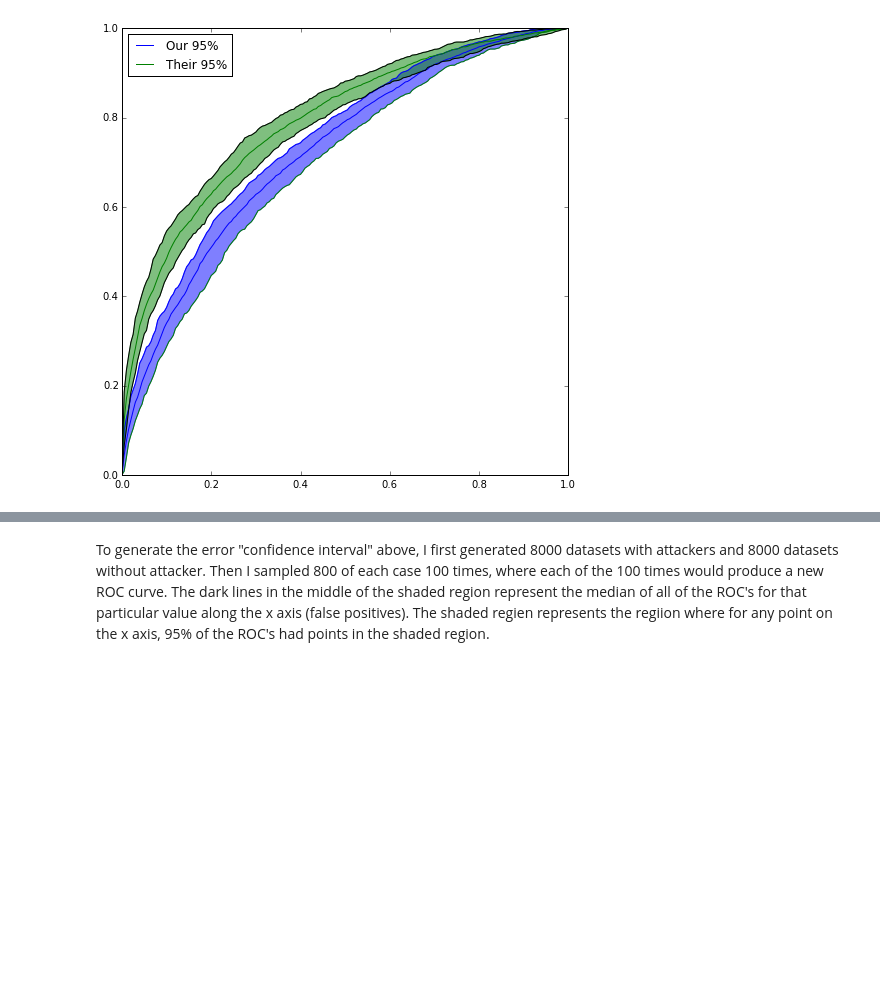
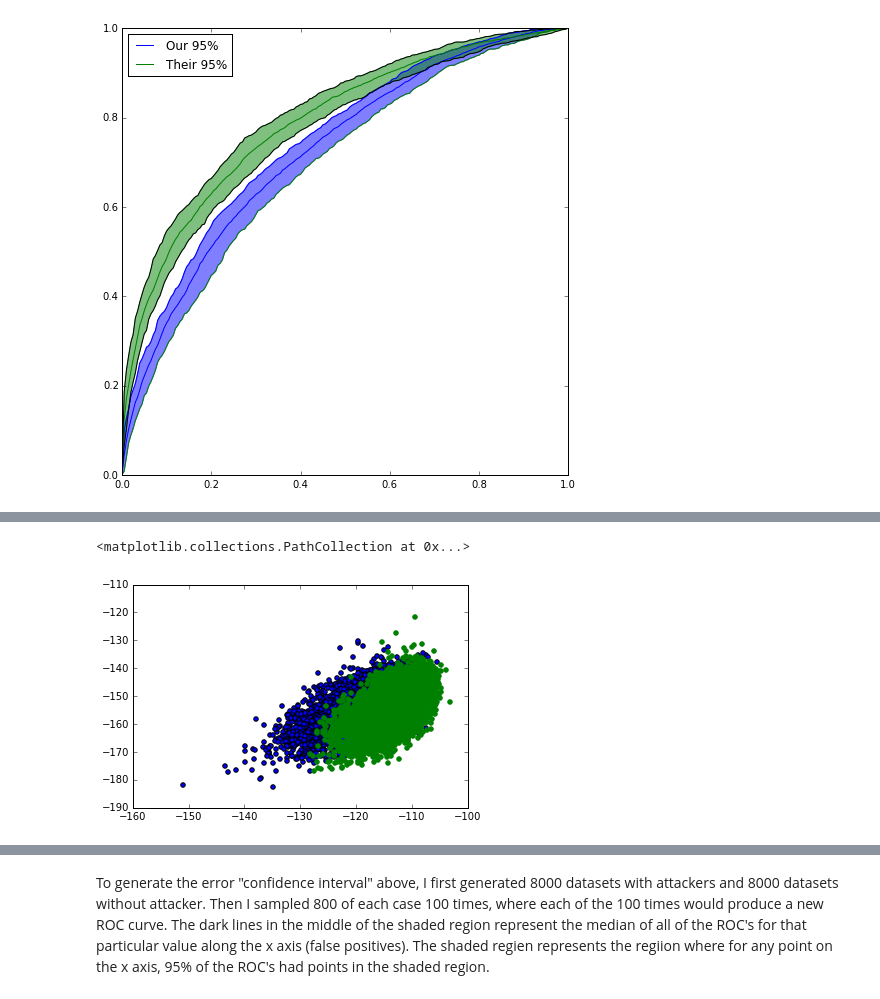
Before and after one commit to j-grana6/SFT-Nets, a Jupyter notebook: python/roc_4_8_14_2.ipynb, the cells around one changed output, grey strips where cells are left out. Saved outputs shown, nothing was run; the diff lists cells and outputs as text; code cells hidden in the pictures; blank space fills up the shorter version.

```diff
--- a/python/roc_4_8_14_2.ipynb
+++ b/python/roc_4_8_14_2.ipynb
@@ -480,0 +504,6 @@ plt.fill_between(np.arange(0,1,.005), upper, lower, alpha=.5, color='green')
+# %%
+plt.scatter(pos_5[:,1], pos_5[:,0])
+plt.scatter(neg_5[:,1], neg_5[:,0], color='green')
+# %% [output]
+<matplotlib.collections.PathCollection at 0x...>
+[figure, added]
```
Also changed, not shown: parts of 6 cells of this notebook, 1 other file.
